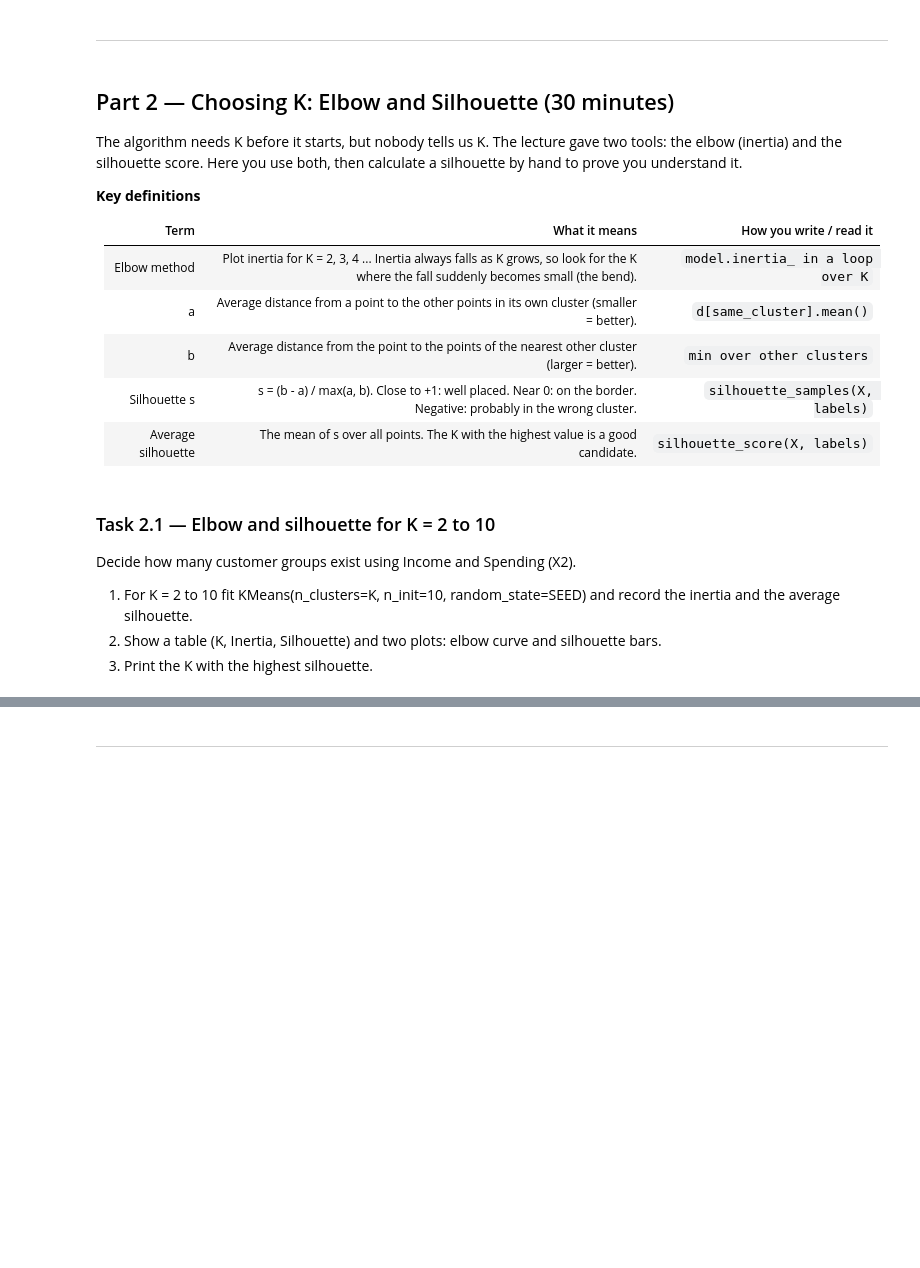
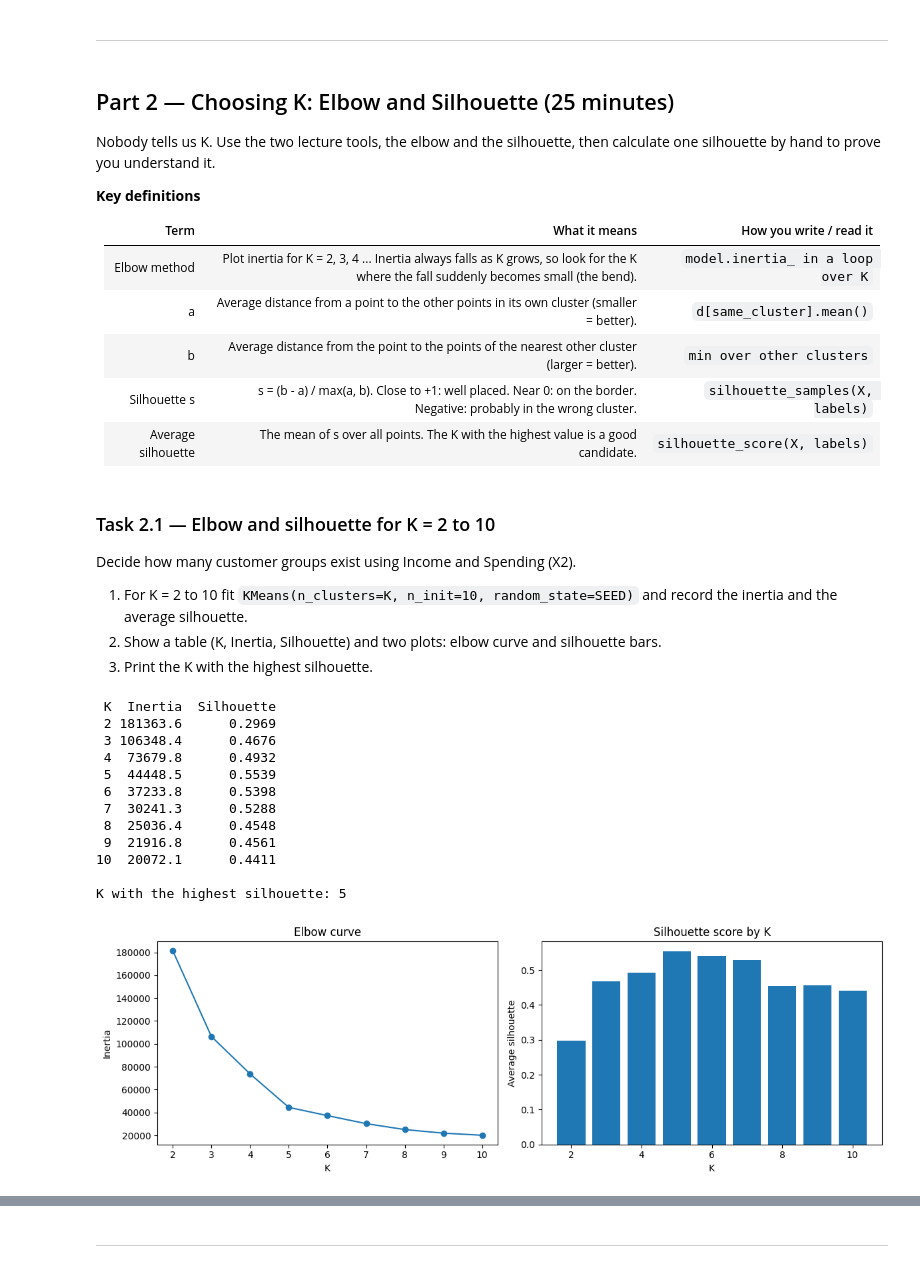
Before and after one commit to Ritika-Lund/Machine-learning-Lab, a Jupyter notebook: LAB 10/Lab10_KMeans_Clustering_Template.ipynb, the cells around one changed output, grey strips where cells are left out. Drawn from its saved outputs; the diff is of its cells as text; code cells hidden in the pictures; blank space fills up the shorter version.

```diff
--- a/LAB 10/Lab10_KMeans_Clustering_Template.ipynb
+++ b/LAB 10/Lab10_KMeans_Clustering_Template.ipynb
@@ -515,0 +243,20 @@ True
+# %%
+# YOUR CODE HERE
+X2 = df[['Income', 'Spending']].values
+init = X2[:5].copy()                               # first 5 rows as starting centroids
+
+# my function
+my_labels, my_c, my_inertia, my_it = my_kmeans(X2, init)
+
+# scikit-learn with the same start
+km = KMeans(n_clusters=5, init=init, n_init=1, tol=0,
+            algorithm='lloyd', max_iter=100).fit(X2)
+
+print('My inertia     :', my_inertia, '| iterations:', my_it)
+print('sklearn inertia:', km.inertia_, '| iterations:', km.n_iter_)
+print('\nMy centroids:\n', np.round(my_c, 3))
+print('\nsklearn centroids:\n', np.round(km.cluster_centers_, 3))
+
+print('\nInertia equal   :', np.isclose(my_inertia, km.inertia_))
+print('Centroids equal :', np.allclose(my_c, km.cluster_centers_))
+print('Labels identical:', (my_labels == km.labels_).all())
@@ -540,9 +327,9 @@ K-Means requires numeric features because it calculates Euclidean distances and
 # %% [markdown]
 ---
 # %% [markdown]
-## Part 2 — Choosing K: Elbow and Silhouette (30 minutes)
+## Part 2 — Choosing K: Elbow and Silhouette (25 minutes)
 
-The algorithm needs K before it starts, but nobody tells us K. The lecture gave two tools: the elbow (inertia) and the silhouette score. Here you use both, then calculate a silhouette by hand to prove you understand it.
+Nobody tells us K. Use the two lecture tools, the elbow and the silhouette, then calculate one silhouette by hand to prove you understand it.
 
 **Key definitions**
 
@@ -558,6 +345,6 @@ The algorithm needs K before it starts, but nobody tells us K. The lecture gave
 
 Decide how many customer groups exist using Income and Spending (X2).
 
-1. For K = 2 to 10 fit KMeans(n_clusters=K, n_init=10, random_state=SEED) and record the inertia and the average silhouette.
+1. For K = 2 to 10 fit `KMeans(n_clusters=K, n_init=10, random_state=SEED)` and record the inertia and the average silhouette.
 2. Show a table (K, Inertia, Silhouette) and two plots: elbow curve and silhouette bars.
 3. Print the K with the highest silhouette.
@@ -565,0 +351,43 @@ Decide how many customer groups exist using Income and Spending (X2).
+# %%
+# YOUR CODE HERE
+results = []
+for k in range(2, 11):
+    km = KMeans(n_clusters=k, n_init=10, random_state=SEED).fit(X2)
+    results.append((k, km.inertia_, silhouette_score(X2, km.labels_)))
+
+res = pd.DataFrame(results, columns=['K', 'Inertia', 'Silhouette'])
+res['Inertia'] = res['Inertia'].round(1)
+res['Silhouette'] = res['Silhouette'].round(4)
+print(res.to_string(index=False))
+
+best_k = int(res.loc[res['Silhouette'].idxmax(), 'K'])
+print('\nK with the highest silhouette:', best_k)
+
+fig, ax = plt.subplots(1, 2, figsize=(12, 4))
+
+ax[0].plot(res['K'], res['Inertia'], marker='o')
+ax[0].set_xlabel('K')
+ax[0].set_ylabel('Inertia')
+ax[0].set_title('Elbow curve')
+
+ax[1].bar(res['K'], res['Silhouette'])
+ax[1].set_xlabel('K')
+ax[1].set_ylabel('Average silhouette')
+ax[1].set_title('Silhouette score by K')
+
+plt.tight_layout()
+plt.show()
+# %% [output]
+ K  Inertia  Silhouette
+ 2 181363.6      0.2969
+ 3 106348.4      0.4676
+ 4  73679.8      0.4932
+ 5  44448.5      0.5539
+ 6  37233.8      0.5398
+ 7  30241.3      0.5288
+ 8  25036.4      0.4548
+ 9  21916.8      0.4561
+10  20072.1      0.4411
+
+K with the highest silhouette: 5
+[figure, added]
```
Also changed, not shown: parts of 104 cells of this notebook, 1 other file.
